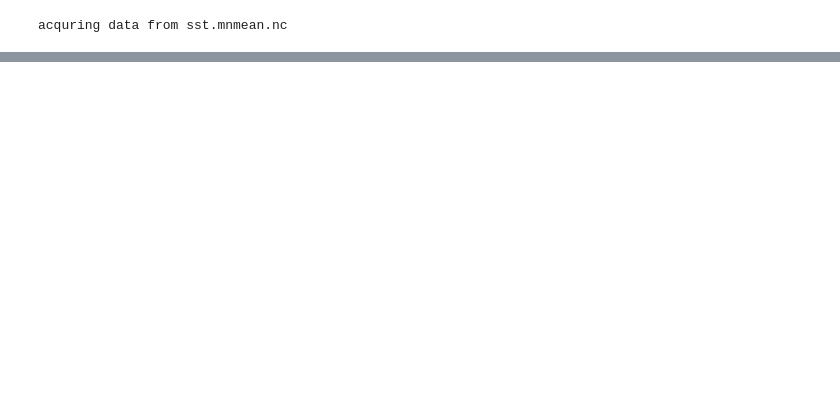
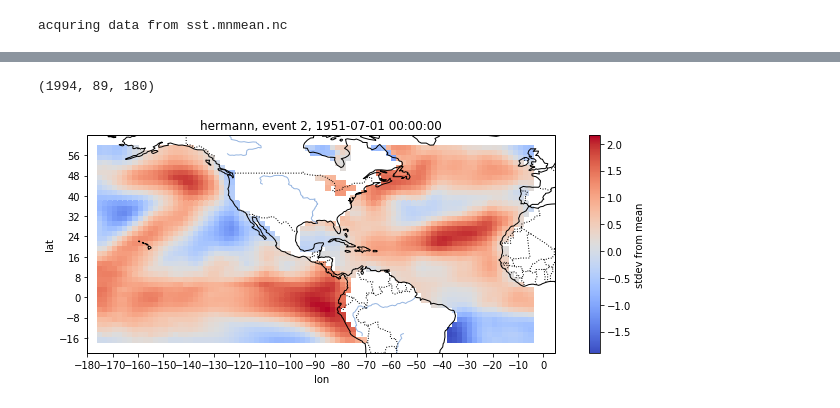
Before and after one commit to b-r-hamilton/miss-atmo, a Jupyter notebook: sst_anomaly.ipynb, the cells around one changed output, grey strips where cells are left out. Drawn from its saved outputs; the diff is of its cells as text; code cells hidden in the pictures; blank space fills up the shorter version.

```diff
--- a/sst_anomaly.ipynb
+++ b/sst_anomaly.ipynb
@@ -70,0 +110,15 @@ for loc in s_flood.keys():
+# %%
+s_data_package['nc_vars']['sst'].shape
+# %% [output]
+(1994, 89, 180)
+# %%
+loc = 'hermann'
+i = 2
+ind = int(riv_time_ind['hermann'][i])
+ind = ind - 1
+temp = copy.deepcopy(s_data_package)
+temp['sst'] = temp['nc_vars']['sst'][ind, :, :]
+
+vm.sst_anomaly_plot(lat_start, lat_end, lon_start, lon_end, data_package['lat'], data_package['lon'], temp, loc + ', event ' +str(i) + ', ' + str(s_data_package['time'][ind]), False)
+# %% [output]
+[figure, added]
```
Also changed, not shown: parts of 9 cells of this notebook, 4 other files.
